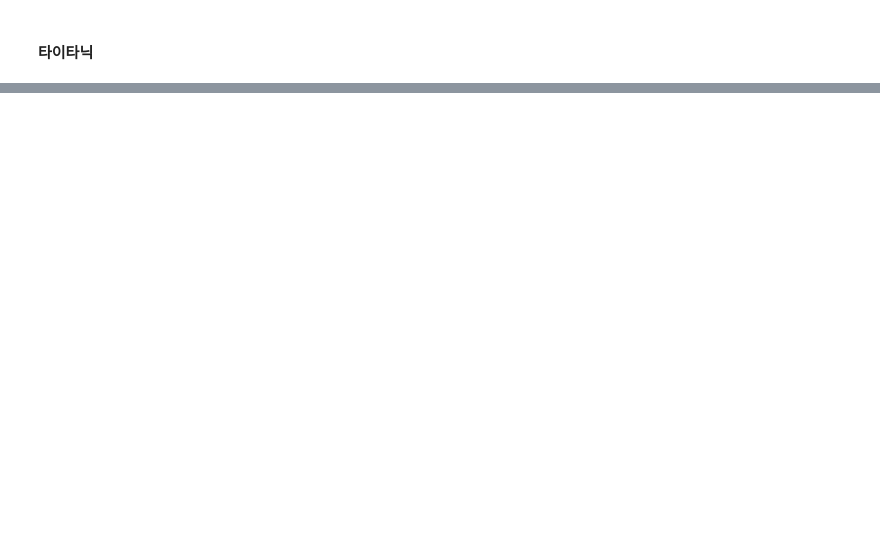
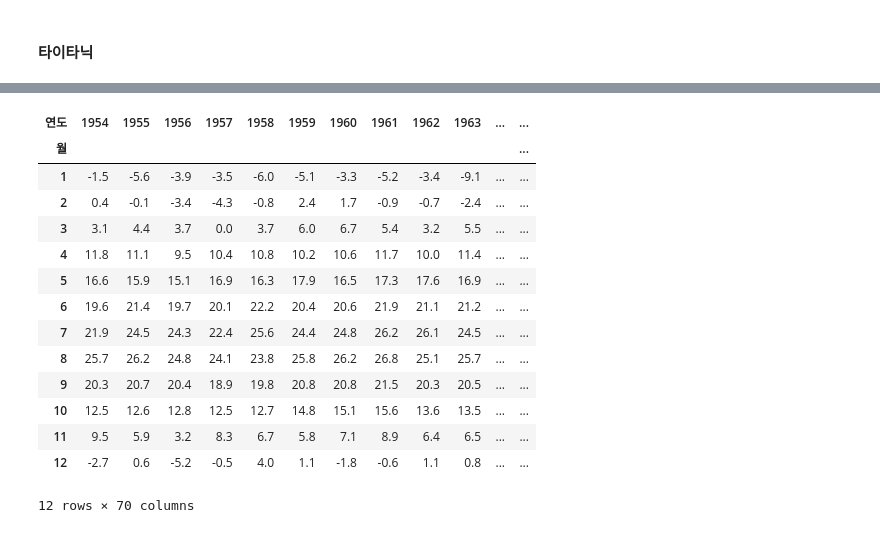
Before and after one commit to KSGZeroBase/apartment_EDA, a Jupyter notebook: heatmap.ipynb, the cells around one changed output, grey strips where cells are left out. Saved outputs shown, nothing was run; the diff lists cells and outputs as text; code cells hidden in the pictures; blank space fills up the shorter version.

```diff
--- a/heatmap.ipynb
+++ b/heatmap.ipynb
@@ -46,0 +141,3 @@ sns.heatmap(corr_df, annot=True ,cmap="RdYlBu_r", vmin=-1, vmax=1)
+# %%
+df = pd.read_csv('data_for_practice/온도_54_to_23.csv', encoding='cp949')
+df
@@ -46,0 +172,4 @@ sns.heatmap(corr_df, annot=True ,cmap="RdYlBu_r", vmin=-1, vmax=1)
+# %%
+df['연도'] = df['일시'].str.split('-').str[0].astype(int)
+df['월'] = df['일시'].str.split('-').str[1].astype(int)
+df
@@ -46,0 +190,19 @@ sns.heatmap(corr_df, annot=True ,cmap="RdYlBu_r", vmin=-1, vmax=1)
+# %%
+pivot_table = df.pivot('월', '연도', '평균기온(℃)')
+pivot_table
+# %% [output]
+| 연도 | 1954 | 1955 | 1956 | 1957 | 1958 | 1959 | 1960 | 1961 | 1962 | 1963 | ... | ... |
+| 월 |  |  |  |  |  |  |  |  |  |  |  | ... |
+| 1 | -1.5 | -5.6 | -3.9 | -3.5 | -6.0 | -5.1 | -3.3 | -5.2 | -3.4 | -9.1 | ... | ... |
+| 2 | 0.4 | -0.1 | -3.4 | -4.3 | -0.8 | 2.4 | 1.7 | -0.9 | -0.7 | -2.4 | ... | ... |
+| 3 | 3.1 | 4.4 | 3.7 | 0.0 | 3.7 | 6.0 | 6.7 | 5.4 | 3.2 | 5.5 | ... | ... |
+| 4 | 11.8 | 11.1 | 9.5 | 10.4 | 10.8 | 10.2 | 10.6 | 11.7 | 10.0 | 11.4 | ... | ... |
+| 5 | 16.6 | 15.9 | 15.1 | 16.9 | 16.3 | 17.9 | 16.5 | 17.3 | 17.6 | 16.9 | ... | ... |
+| 6 | 19.6 | 21.4 | 19.7 | 20.1 | 22.2 | 20.4 | 20.6 | 21.9 | 21.1 | 21.2 | ... | ... |
+| 7 | 21.9 | 24.5 | 24.3 | 22.4 | 25.6 | 24.4 | 24.8 | 26.2 | 26.1 | 24.5 | ... | ... |
+| 8 | 25.7 | 26.2 | 24.8 | 24.1 | 23.8 | 25.8 | 26.2 | 26.8 | 25.1 | 25.7 | ... | ... |
+| 9 | 20.3 | 20.7 | 20.4 | 18.9 | 19.8 | 20.8 | 20.8 | 21.5 | 20.3 | 20.5 | ... | ... |
+| 10 | 12.5 | 12.6 | 12.8 | 12.5 | 12.7 | 14.8 | 15.1 | 15.6 | 13.6 | 13.5 | ... | ... |
+| 11 | 9.5 | 5.9 | 3.2 | 8.3 | 6.7 | 5.8 | 7.1 | 8.9 | 6.4 | 6.5 | ... | ... |
+| 12 | -2.7 | 0.6 | -5.2 | -0.5 | 4.0 | 1.1 | -1.8 | -0.6 | 1.1 | 0.8 | ... | ... |
+12 rows × 70 columns
```
Also changed, not shown: parts of 22 cells of this notebook.
